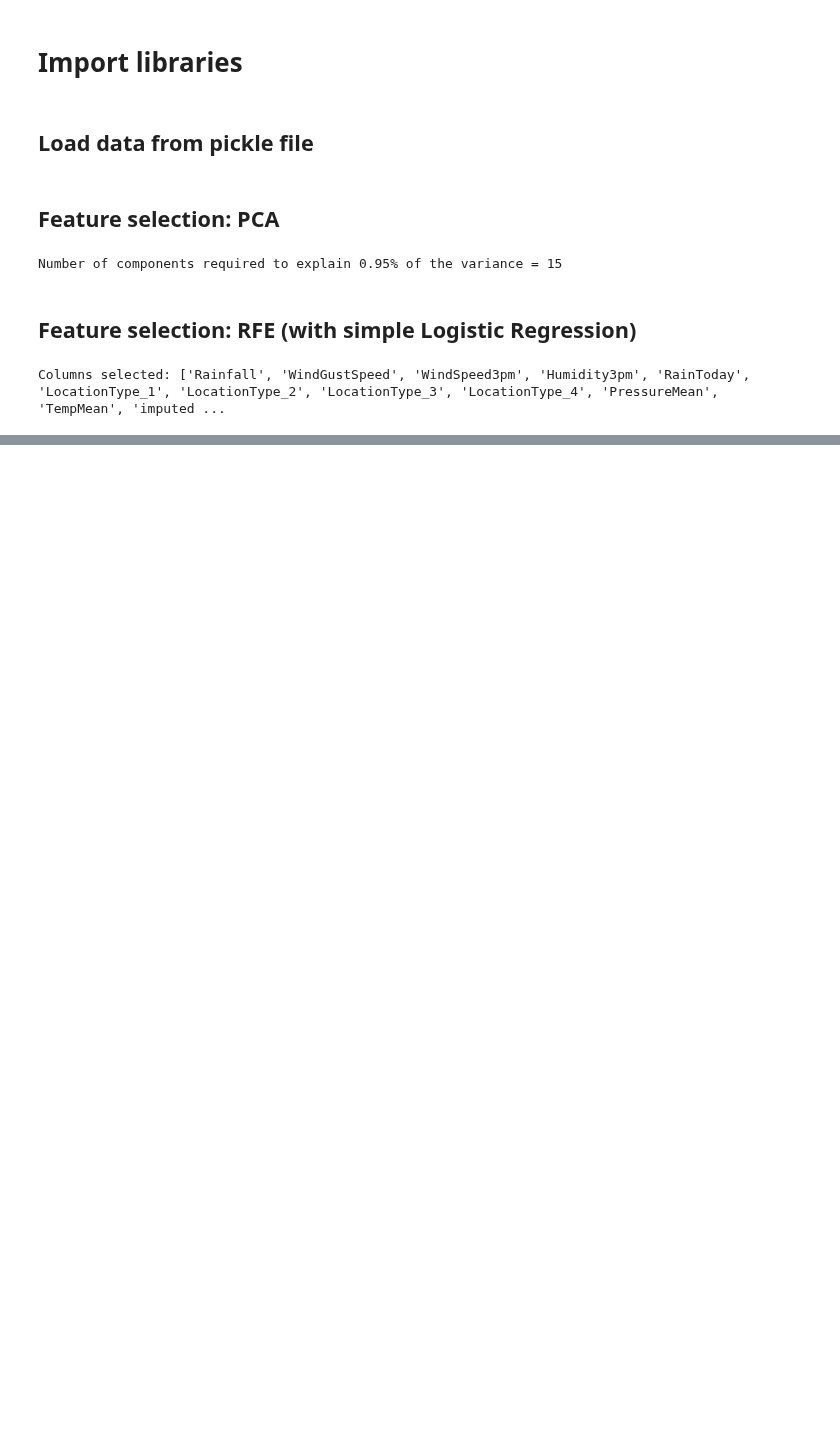
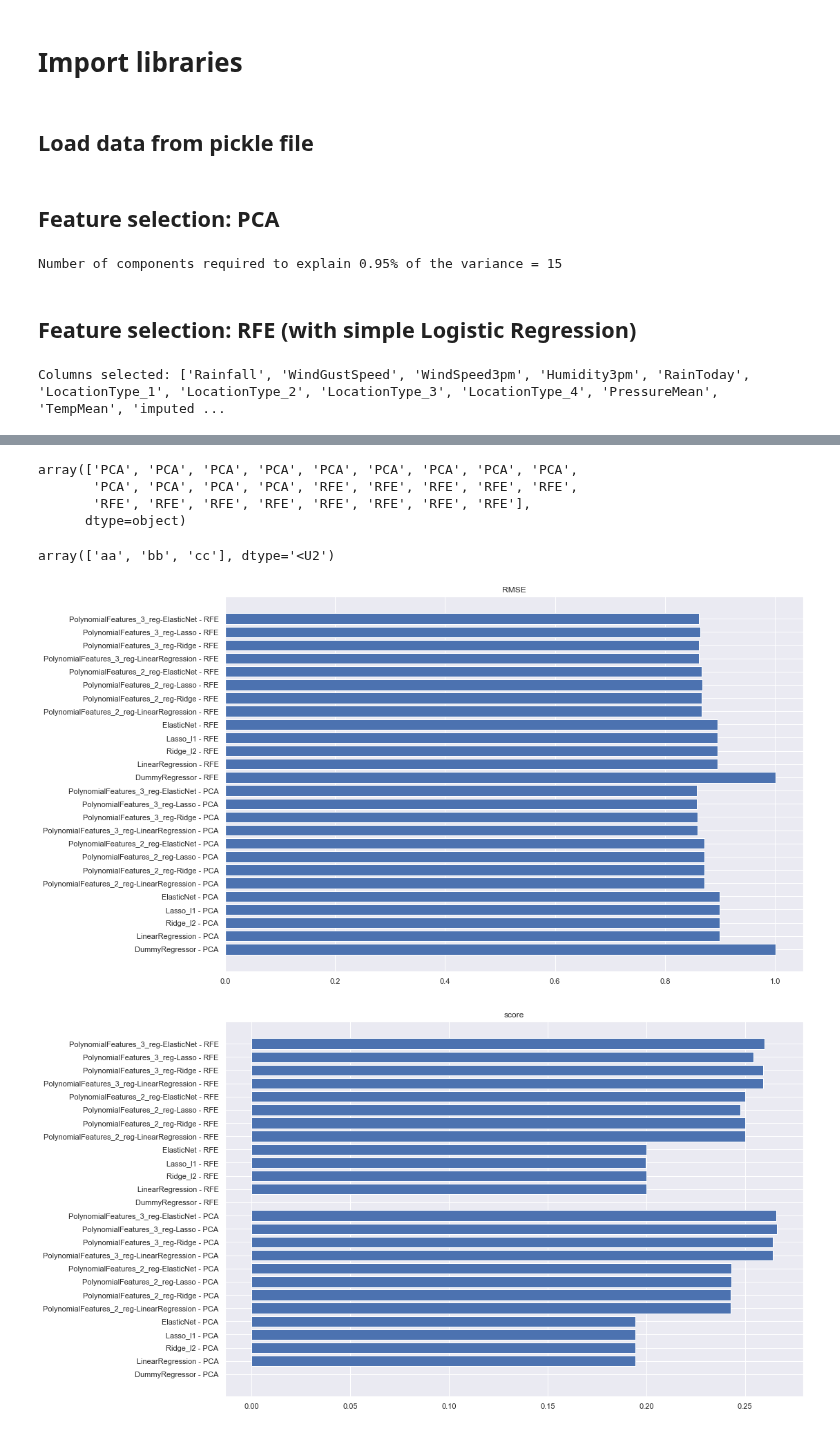
Before and after one commit to AgustinBaffo/CEIA, a Jupyter notebook: 03 - Analisis de Datos/TP-Final/4_Regression.ipynb, the cells around one changed output, grey strips where cells are left out. Drawn from its saved outputs; the diff is of its cells as text; code cells hidden in the pictures; blank space fills up the shorter version.

```diff
--- a/03 - Analisis de Datos/TP-Final/4_Regression.ipynb
+++ b/03 - Analisis de Datos/TP-Final/4_Regression.ipynb
@@ -238,3 +304,34 @@ models_df
+# %%
+np.char.add(name,features_selection)
+# %% [output]
+array(['PCA', 'PCA', 'PCA', 'PCA', 'PCA', 'PCA', 'PCA', 'PCA', 'PCA',
+       'PCA', 'PCA', 'PCA', 'PCA', 'RFE', 'RFE', 'RFE', 'RFE', 'RFE',
+       'RFE', 'RFE', 'RFE', 'RFE', 'RFE', 'RFE', 'RFE', 'RFE'],
+      dtype=object)
+# %%
+np.char.add(a,b)
+# %% [output]
+array(['aa', 'bb', 'cc'], dtype='<U2')
+# %%
+name = np.array(models_df.drop(models_df[models_df['name']=='PolynomialFeatures_4'].index)['name'],dtype='str')
+features_selection = np.array(models_df.drop(models_df[models_df['name']=='PolynomialFeatures_4'].index)['features_selection'],dtype='str')
+y=np.char.add(name," - ")
+y=np.char.add(y,features_selection)
+x_rmse = np.array(models_df.drop(models_df[models_df['name']=='PolynomialFeatures_4'].index)['RMSE'])
+x_score = np.array(models_df.drop(models_df[models_df['name']=='PolynomialFeatures_4'].index)['score'])
+
+fig = plt.figure(figsize=(15,10))
+plt.barh(y,x_rmse)
+plt.title('RMSE')
+plt.show()
+
+fig = plt.figure(figsize=(15,10))
+plt.barh(y,x_score)
+plt.title('score')
+plt.show()
+# %% [output]
+[figure, added]
+[figure, added]
 # %%
 for m in model_list:
         if m['name']=='Ridge_l2' or m['name']=='Lasso_l1' or m['name']=='ElasticNet':
```
Also changed, not shown: parts of 7 cells of this notebook, 2 other files.
